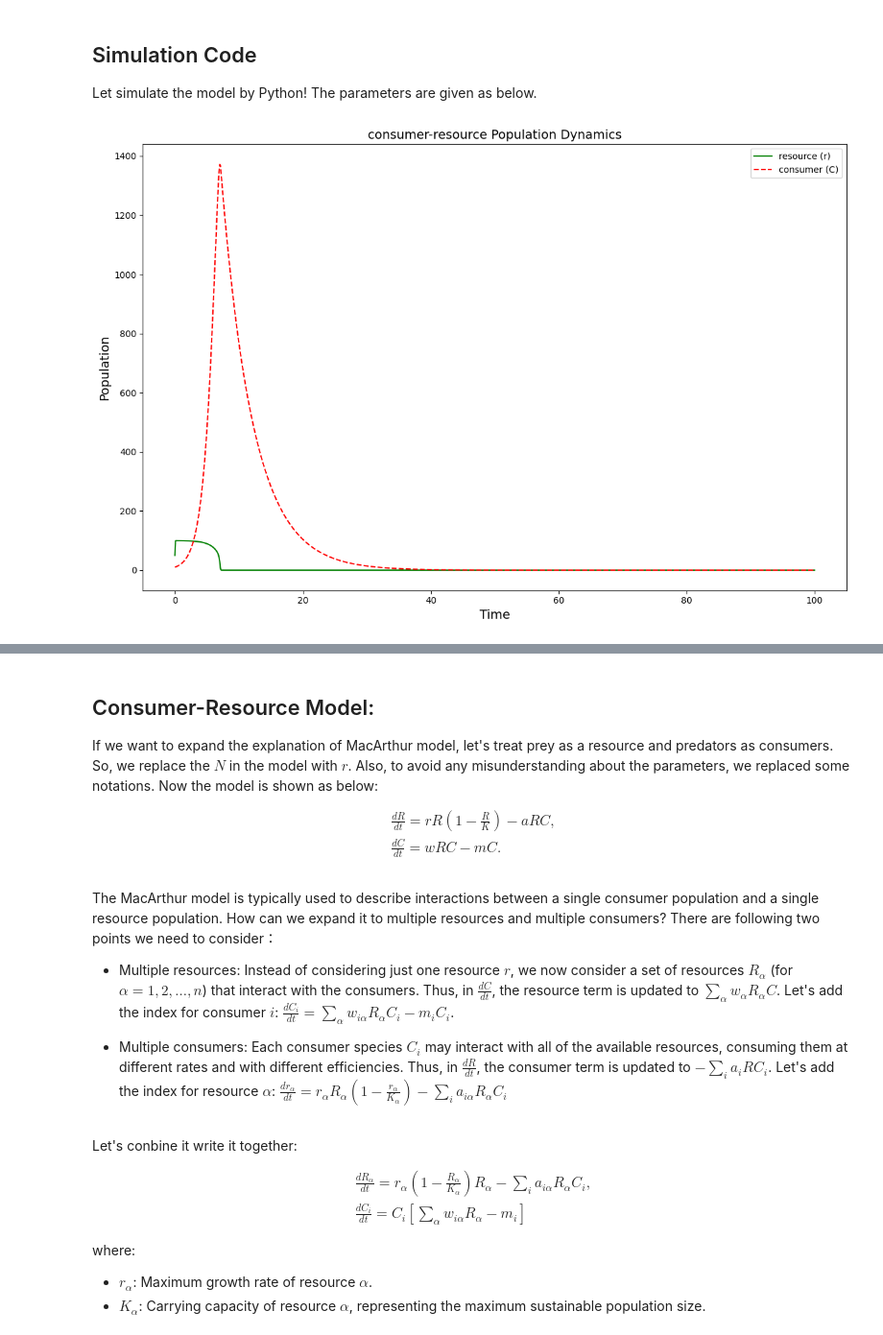
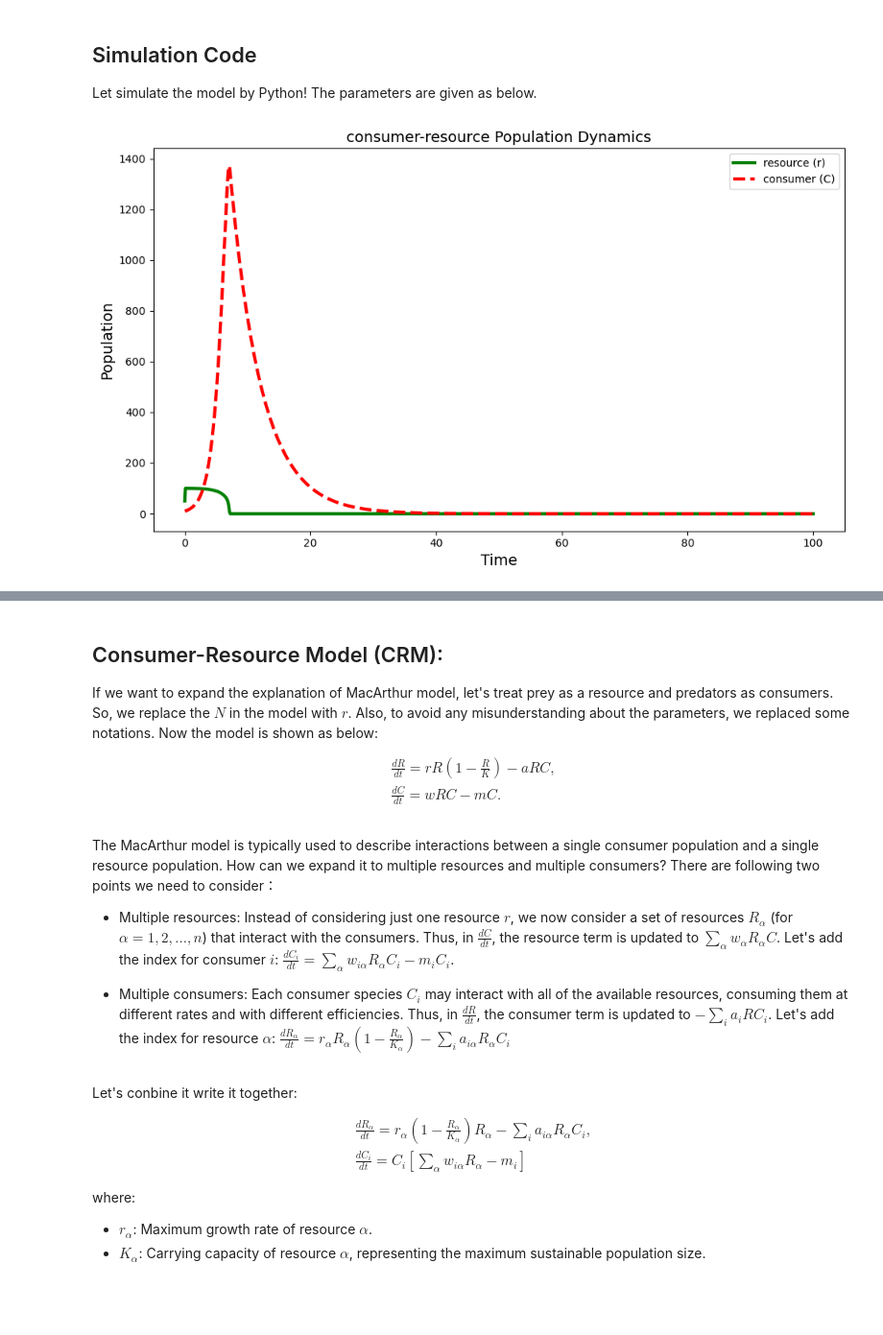
Before and after one commit to MulQuaBio/MQB, a Jupyter notebook: content/notebooks/interactions.ipynb, the cells around one changed output, grey strips where cells are left out. Shown at 96% size. Saved outputs shown, nothing was run; the diff lists cells and outputs as text; code cells hidden in the pictures; blank space fills up the shorter version.

```diff
--- a/content/notebooks/interactions.ipynb
+++ b/content/notebooks/interactions.ipynb
@@ -165,39 +165,39 @@ solution = odeint(model, state0, t, args=(params['r'], params['K'],
                                          params['m']))
 
 # Plotting
-plt.figure(figsize=(12, 8))
+plt.figure(figsize=(10, 6))
 
 # Time series plot
-plt.plot(t, solution[:, 0], 'g-', linewidth=1.5, label='resource (r)')
-plt.plot(t, solution[:, 1], 'r--', linewidth=1.5, label='consumer (C)')  # Changed to dashed line
+plt.plot(t, solution[:, 0], 'g-', linewidth=3, label='resource (r)')
+plt.plot(t, solution[:, 1], 'r--', linewidth=3, label='consumer (C)')  # Changed to dashed line
 plt.legend()
 plt.xlabel('Time', fontsize=14)  # Adjusted font size
 plt.ylabel('Population', fontsize=14)  # Adjusted font size
 plt.title('consumer-resource Population Dynamics', fontsize=14)  # Adjusted font size
 
 plt.tight_layout()
 plt.show()
 
 # Print steady state values (if they exist)
 final_state = solution[-1]
 print(f"\nFinal state (t={t[-1]}):")
 print(f"resource: {final_state[0]:.2f}")
 print(f"consumer: {final_state[1]:.2f}")
 
 # Calculate equilibrium points of the system
 # Non-trivial equilibrium satisfies:
 # 1) 0 = rr(1-r/K) - arC
 # 2) 0 = C(war - m)
 
 # From the second equation, either C = 0 or r = m/(wa)
 r_eq = params['m']/(params['w'] * params['a'])
 if r_eq < params['K']:
     C_eq = (params['r']/params['a']) * (1 - r_eq/params['K'])
     print("\nTheoretical equilibrium point:")
     print(f"r*: {r_eq:.2f}")
     print(f"C*: {C_eq:.2f}")
 else:
     print("\nNo feasible non-trivial equilibrium exists")
 # %% [output]
-[figure, old version]
+[figure, new version]
 Final state (t=100.0):
@@ -209,7 +209,7 @@ r*: 20.00
 C*: 40.00
 # %% [markdown]
 
-## Consumer-Resource Model:
+## Consumer-Resource Model (CRM):
 
 If we want to expand the explanation of MacArthur model, let's treat prey as a resource and predators as consumers. So, we replace the $N$ in the model with $r$. Also, to avoid any misunderstanding about the parameters, we replaced some notations. Now the model is shown as below:
 
@@ -225,7 +225,7 @@ The MacArthur model is typically used to describe interactions between a single
 
 - Multiple resources: Instead of considering just one resource $ r $, we now consider a set of resources $ R_\alpha $ (for $ \alpha = 1, 2, ..., n $) that interact with the consumers. Thus, in $ \frac{dC}{dt} $, the resource term is updated to $\sum_{\alpha}w_{\alpha}R_{\alpha}C$. Let's add the index for consumer $i$: $\frac{dC_i}{dt} = \sum_{\alpha}w_{i\alpha}R_{\alpha}C_i - m_iC_i$.
 
-- Multiple consumers: Each consumer species $ C_i $ may interact with all of the available resources, consuming them at different rates and with different efficiencies. Thus, in $ \frac{dR}{dt} $, the consumer term is updated to $-\sum_{i}a_{i}RC_i$. Let's add the index for resource $\alpha$: $\frac{dr_{\alpha}}{dt}=r_{\alpha} R_{\alpha} \left( 1- \frac{r_{\alpha}}{K_{\alpha}}\right)- \sum_{i}a_{i\alpha}R_{\alpha}C_i$
+- Multiple consumers: Each consumer species $ C_i $ may interact with all of the available resources, consuming them at different rates and with different efficiencies. Thus, in $ \frac{dR}{dt} $, the consumer term is updated to $-\sum_{i}a_{i}RC_i$. Let's add the index for resource $\alpha$: $\frac{dR_{\alpha}}{dt}=r_{\alpha} R_{\alpha} \left( 1- \frac{R_{\alpha}}{K_{\alpha}}\right)- \sum_{i}a_{i\alpha}R_{\alpha}C_i$
 # %% [markdown]
 Let's conbine it write it together:
 
```
Also changed, not shown: parts of 28 cells of this notebook.
